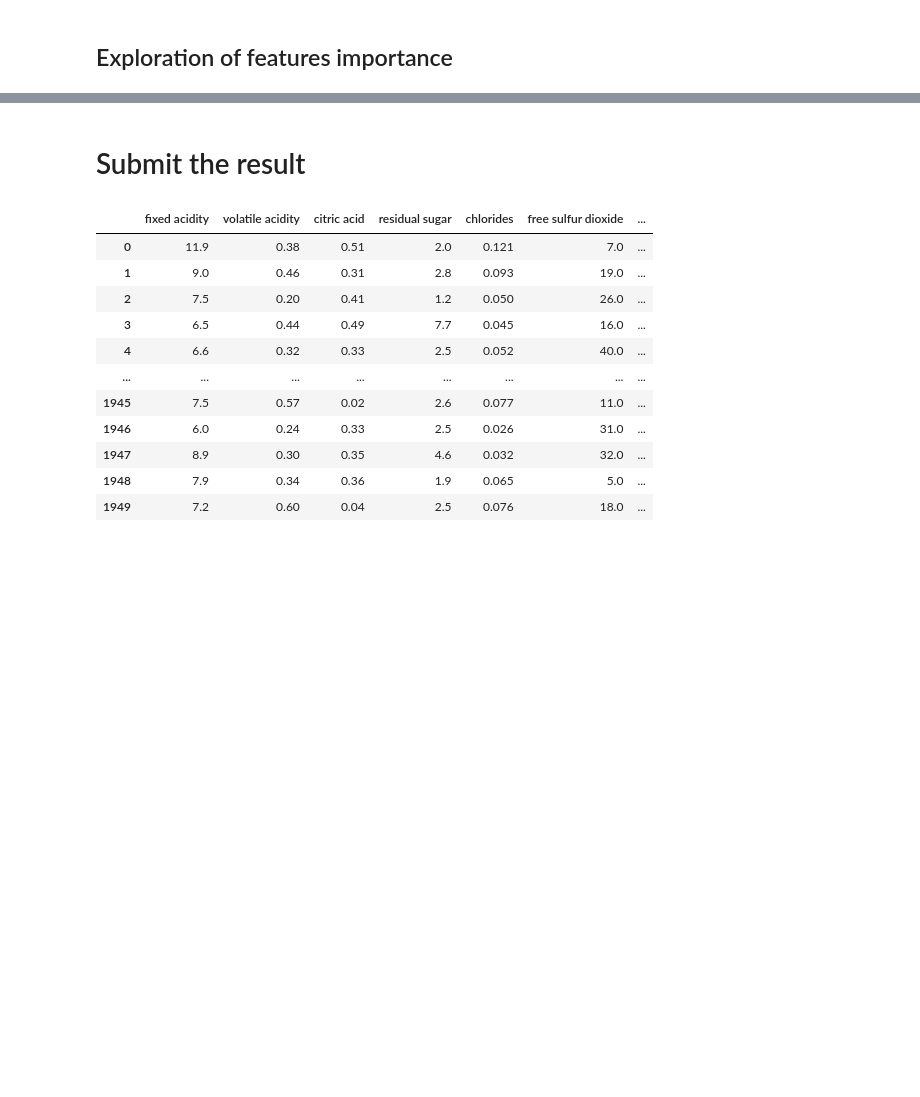
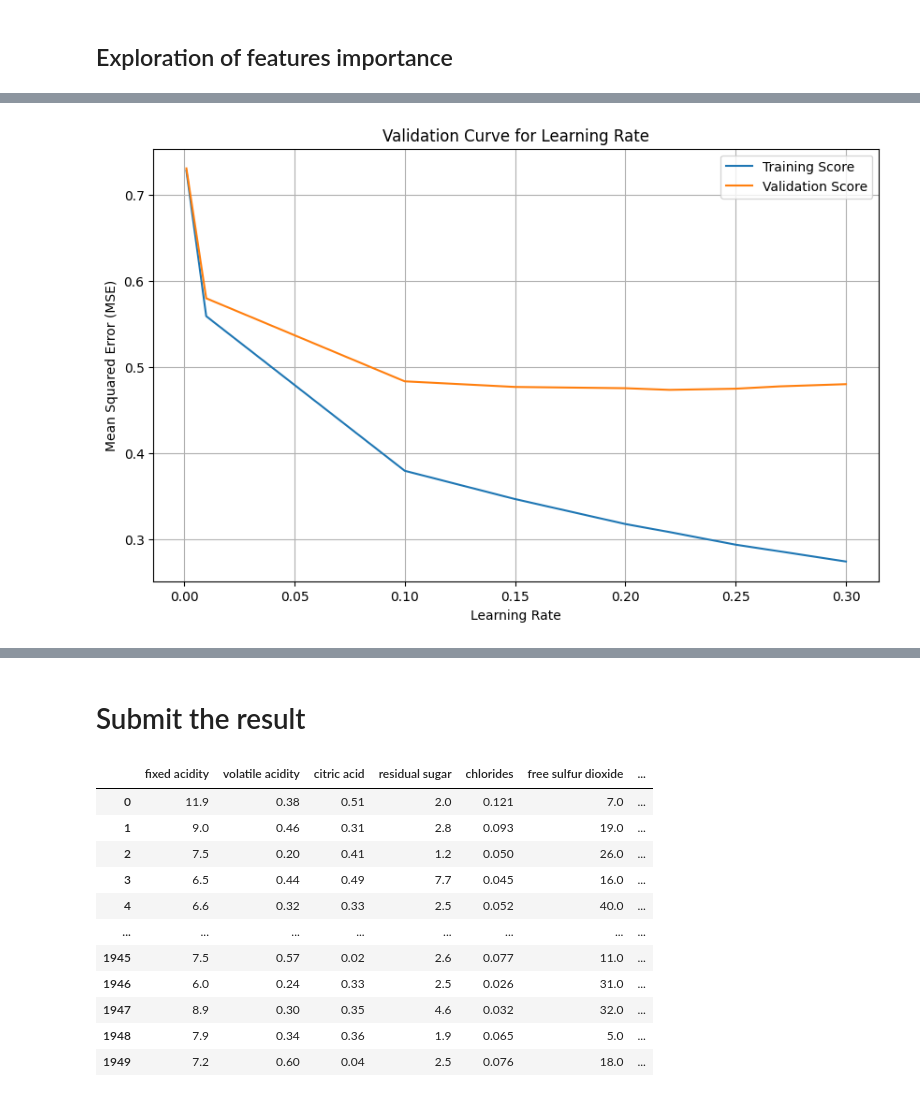
Before and after one commit to pierrecavalier/Data_Challenge, a Jupyter notebook: Prediction_qualite_vin/notebook_vin.ipynb, the cells around one changed output, grey strips where cells are left out. Saved outputs shown, nothing was run; the diff lists cells and outputs as text; code cells hidden in the pictures; blank space fills up the shorter version.

```diff
--- a/Prediction_qualite_vin/notebook_vin.ipynb
+++ b/Prediction_qualite_vin/notebook_vin.ipynb
@@ -551,0 +654,14 @@ print(feature_importance_df)
+# %%
+
+# Define a range of learning rates to test
+param_grid = {'learning_rate': [0.001, 0.01, 0.1, 0.15, 0.2,0.22, 0.25,0.27, 0.3]}
+
+# Create an XGBoost Regressor
+xg_reg = xgb.XGBRegressor(objective='reg:squarederror', n_estimators=100, max_depth=3)
+
+# Perform grid search with cross-validation
+grid_search = GridSearchCV(xg_reg, param_grid, cv=5, scoring='neg_mean_squared_error')
+grid_search.fit(X_train, y_train)
+
+# Get the best value of the learning rate
+best_learning_rate = grid_search.best_params_['learning_rate']
@@ -551,0 +672,30 @@ print(feature_importance_df)
+# %%
+from sklearn.model_selection import validation_curve
+import matplotlib.pyplot as plt
+
+# Define a range of learning rates
+learning_rate_range = [0.001, 0.01, 0.1, 0.15, 0.2,0.22, 0.25,0.27, 0.3]
+
+# Calculate training and validation scores for each learning rate
+train_scores, valid_scores = validation_curve(
+    xgb.XGBRegressor(objective='reg:squarederror', n_estimators=100, max_depth=3),
+    X_train, y_train, param_name="learning_rate", param_range=learning_rate_range,
+    cv=5, scoring="neg_mean_squared_error"
+)
+
+# Convert the negative MSE scores to positive values
+train_scores = -train_scores
+valid_scores = -valid_scores
+
+# Plot the validation curve
+plt.figure(figsize=(10, 6))
+plt.plot(learning_rate_range, train_scores.mean(axis=1), label='Training Score')
+plt.plot(learning_rate_range, valid_scores.mean(axis=1), label='Validation Score')
+plt.xlabel('Learning Rate')
+plt.ylabel('Mean Squared Error (MSE)')
+plt.title('Validation Curve for Learning Rate')
+plt.legend()
+plt.grid(True)
+plt.show()
+# %% [output]
+[figure, added]
```
Also changed, not shown: parts of 32 cells of this notebook, 6 other files.
